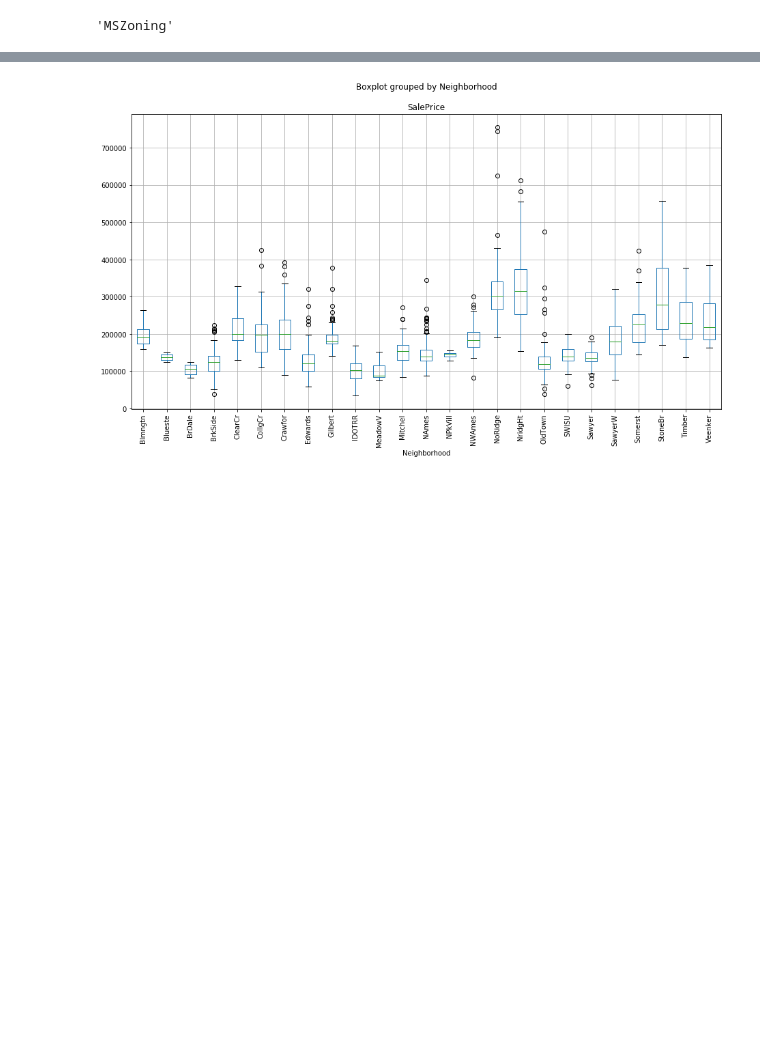
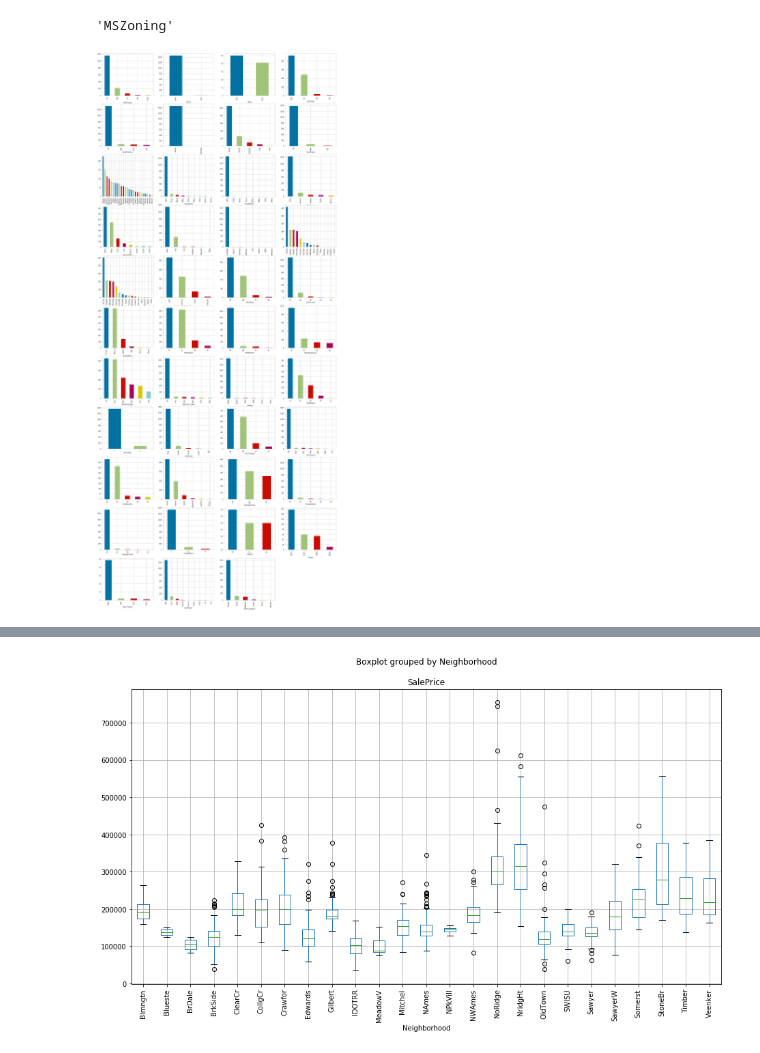
Before and after one commit to Michaels72/House_Price_Prediciton, a Jupyter notebook: HousePrices.ipynb, the cells around one changed output, grey strips where cells are left out. Drawn from its saved outputs; the diff is of its cells as text; code cells hidden in the pictures; blank space fills up the shorter version.

```diff
--- a/HousePrices.ipynb
+++ b/HousePrices.ipynb
@@ -288,7 +288,13 @@ train.select_dtypes(include = ['object']).columns[0]
 # %% [output]
 'MSZoning'
 # %%
-def cat_barplot(col):
-    train[col].value_counts().plot(kind = 'bar')
-    plt.xlabel(train[col].name)
-    plt.show()
+def cat_barplot():
+    for n in range(0, 43):
+        plt.subplot(11, 4, n+1)
+        train.select_dtypes(include = ['object']).iloc[:,n].value_counts().plot(kind = 'bar')
+        plt.xlabel(train.select_dtypes(include = ['object']).iloc[:,n].name)
+plt.figure(figsize = (25, 60))
+cat_barplot()
+plt.show()
+# %% [output]
+[figure, added]
```
Also changed, not shown: parts of 4 cells of this notebook.
